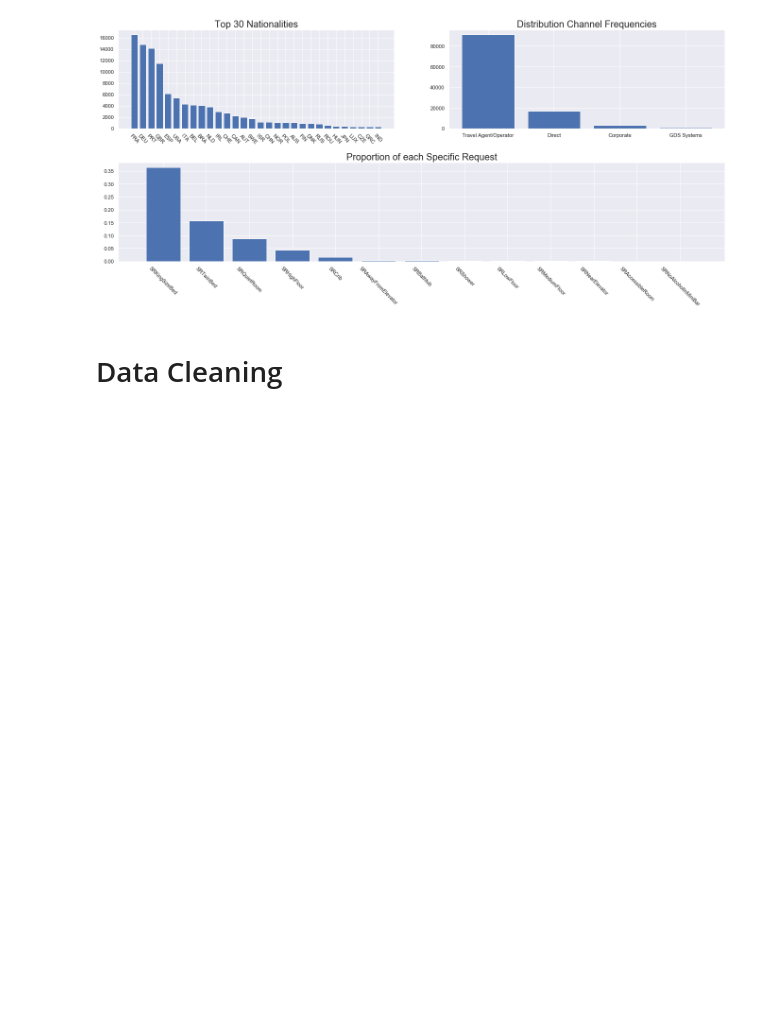
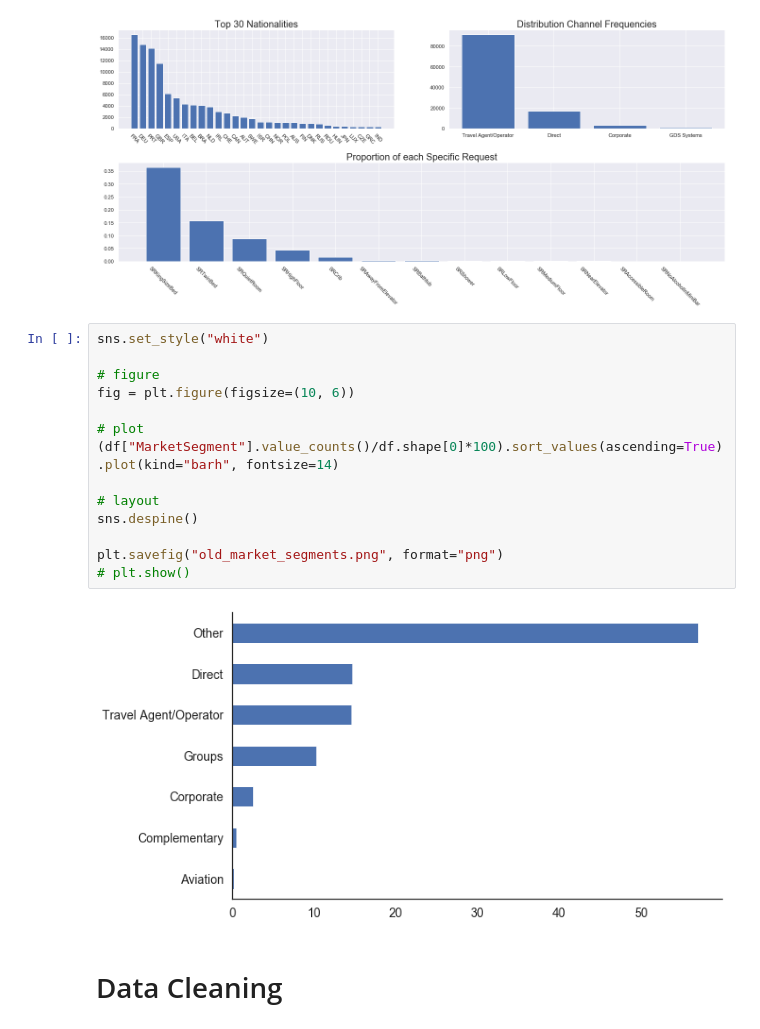
Before and after one commit to pmfs-alves/BCDS_Proj1_Segmentation, a Jupyter notebook: David.ipynb, the cells around one changed output. Drawn from its saved outputs; the diff is of its cells as text; blank space fills up the shorter version.

```diff
--- a/David.ipynb
+++ b/David.ipynb
@@ -167,6 +167,22 @@ plt.subplots_adjust(hspace=0.35)
 plt.show()
 # %% [output]
 [figure]
+# %%
+sns.set_style("white")
+
+# figure
+fig = plt.figure(figsize=(10, 6))
+
+# plot
+(df["MarketSegment"].value_counts()/df.shape[0]*100).sort_values(ascending=True).plot(kind="barh", fontsize=14)
+
+# layout
+sns.despine()
+
+plt.savefig("old_market_segments.png", format="png")
+# plt.show()
+# %% [output]
+[figure, added]
 # %% [markdown]
 # Data Cleaning
 # %% [markdown]
```
Also changed, not shown: parts of 7 cells of this notebook, 1 other file.
